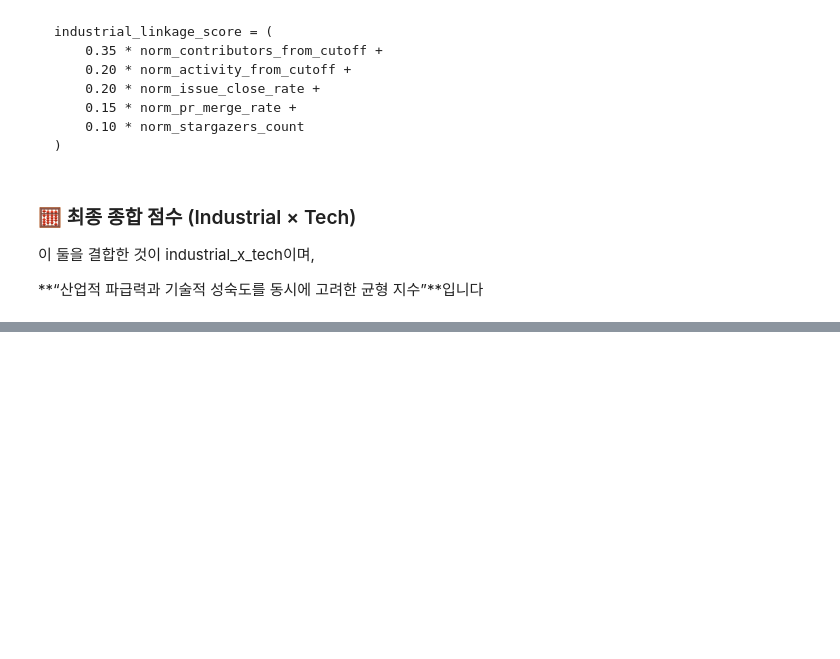
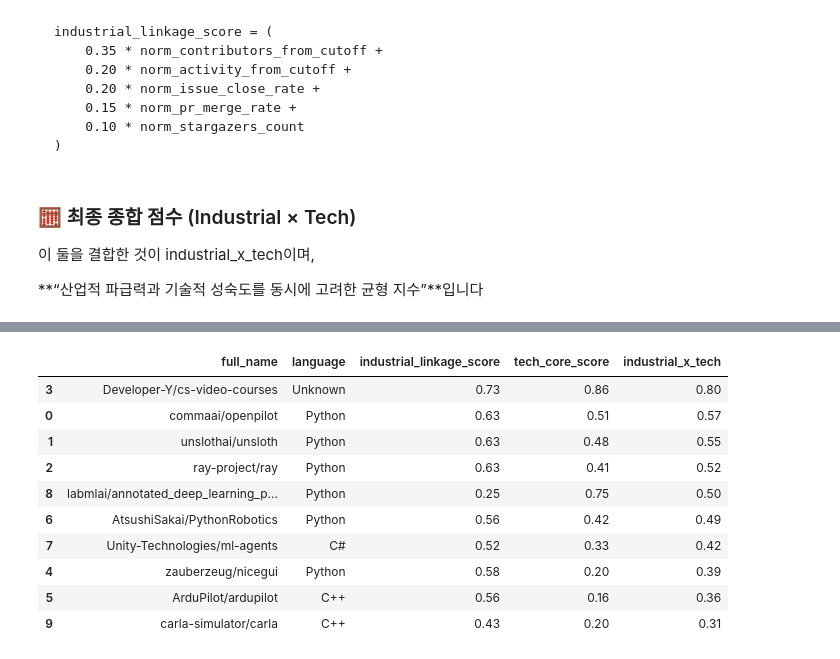
Before and after one commit to addinedu-ros-11th/eda-repo-3, a Jupyter notebook: Trendbot_Online_Notebook_Final_ROBOT.ipynb, the cells around one changed output, grey strips where cells are left out. Cells and saved outputs as stored; diff of their text form; code cells hidden in the pictures; blank space fills up the shorter version.

```diff
--- a/Trendbot_Online_Notebook_Final_ROBOT.ipynb
+++ b/Trendbot_Online_Notebook_Final_ROBOT.ipynb
@@ -1614,0 +1571,74 @@ KeyError: 'tech_core_score'
+# %%
+import pandas as pd
+import numpy as np
+
+def compute_scores(df: pd.DataFrame):
+    df = df.copy()
+    numeric_cols = [
+        "stargazers_count", "activity_from_cutoff", "contributors_from_cutoff",
+        "issue_close_rate", "pr_merge_rate", "score"
+    ]
+    for c in numeric_cols:
+        df[c] = pd.to_numeric(df[c], errors="coerce").fillna(0)
+
+    # --- MinMaxScaler 대체 (pandas 기반) ---
+    def minmax_scale(series):
+        s = pd.to_numeric(series, errors="coerce").fillna(0)
+        mn, mx = s.min(), s.max()
+        if mx > mn:
+            return (s - mn) / (mx - mn)
+        return pd.Series(0.0, index=s.index)
+
+    norm_cols = ["stargazers_count","activity_from_cutoff","contributors_from_cutoff","issue_close_rate","pr_merge_rate"]
+    for c in norm_cols:
+        df[f"norm_{c}"] = minmax_scale(df[c])
+
+    # ---- 산업 연관도 점수 ----
+    df["industrial_linkage_score"] = (
+        0.35*df["norm_contributors_from_cutoff"]
+        + 0.20*df["norm_activity_from_cutoff"]
+        + 0.20*df["norm_issue_close_rate"]
+        + 0.15*df["norm_pr_merge_rate"]
+        + 0.10*df["norm_stargazers_count"]
+    )
+
+    # ---- 언어별 가중치 (기술 점수) ----
+    lang_prior = {"Python": 1.0, "C++": 0.9, "C#": 0.85, "Unknown": 0.7}
+    df["lang_prior"] = df["language"].map(lang_prior).fillna(0.75)
+
+    df["tech_core_score"] = (
+        0.45*df["norm_stargazers_count"]
+        + 0.20*df["norm_pr_merge_rate"]
+        + 0.20*df["norm_issue_close_rate"]
+        + 0.15*df["lang_prior"]
+    )
+
+    # ---- 종합 점수 ----
+    df["industrial_x_tech"] = (
+        0.5*df["industrial_linkage_score"]
+        + 0.5*df["tech_core_score"]
+    )
+
+    # ✅ 소수점 둘째 자리까지 반올림
+    score_cols = ["industrial_linkage_score", "tech_core_score", "industrial_x_tech"]
+    df[score_cols] = df[score_cols].round(2)
+
+    return df
+
+
+# 사용 예시
+scored = compute_scores(df)
+top10 = scored.sort_values("industrial_x_tech", ascending=False).head(10)
+display(top10[["full_name", "language", "industrial_linkage_score", "tech_core_score", "industrial_x_tech"]])
+# %% [output]
+|  | full_name | language | industrial_linkage_score | tech_core_score | industrial_x_tech |
+| 3 | Developer-Y/cs-video-courses | Unknown | 0.73 | 0.86 | 0.80 |
+| 0 | commaai/openpilot | Python | 0.63 | 0.51 | 0.57 |
+| 1 | unslothai/unsloth | Python | 0.63 | 0.48 | 0.55 |
+| 2 | ray-project/ray | Python | 0.63 | 0.41 | 0.52 |
+| 8 | labmlai/annotated_deep_learning_p... | Python | 0.25 | 0.75 | 0.50 |
+| 6 | AtsushiSakai/PythonRobotics | Python | 0.56 | 0.42 | 0.49 |
+| 7 | Unity-Technologies/ml-agents | C# | 0.52 | 0.33 | 0.42 |
+| 4 | zauberzeug/nicegui | Python | 0.58 | 0.20 | 0.39 |
+| 5 | ArduPilot/ardupilot | C++ | 0.56 | 0.16 | 0.36 |
+| 9 | carla-simulator/carla | C++ | 0.43 | 0.20 | 0.31 |
```
Also changed, not shown: parts of 23 cells of this notebook.
